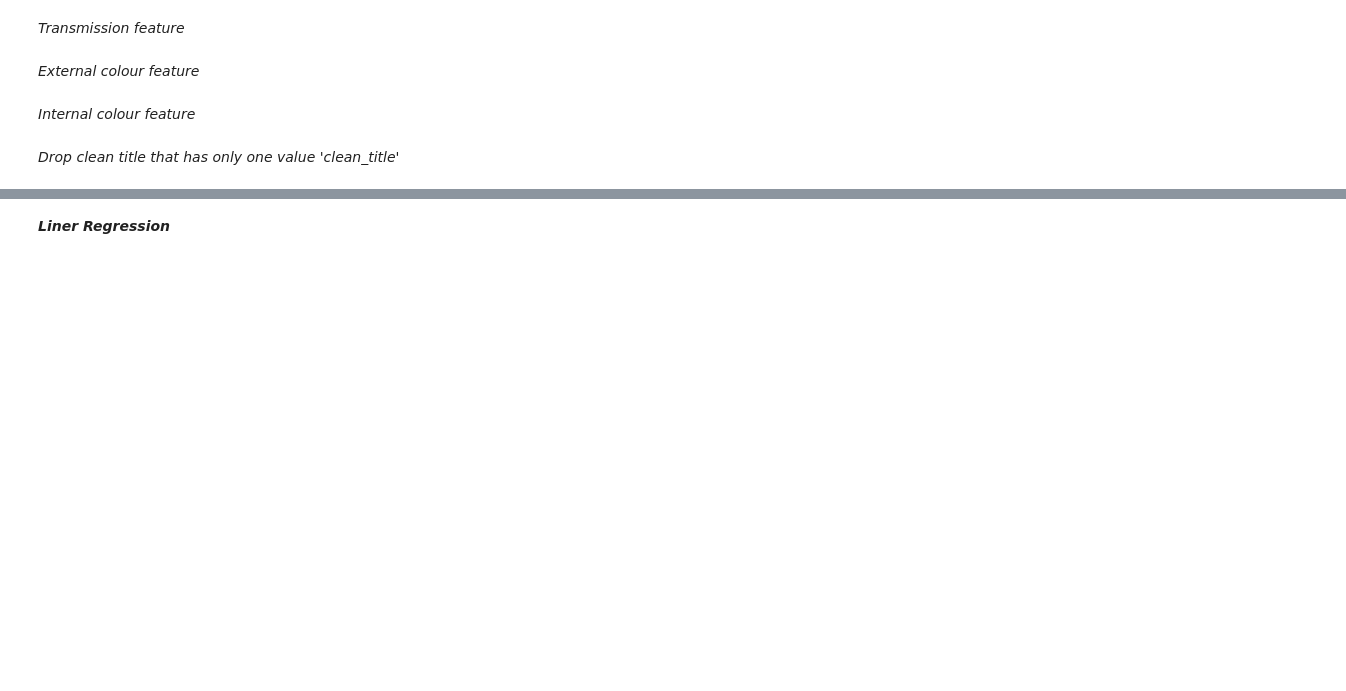
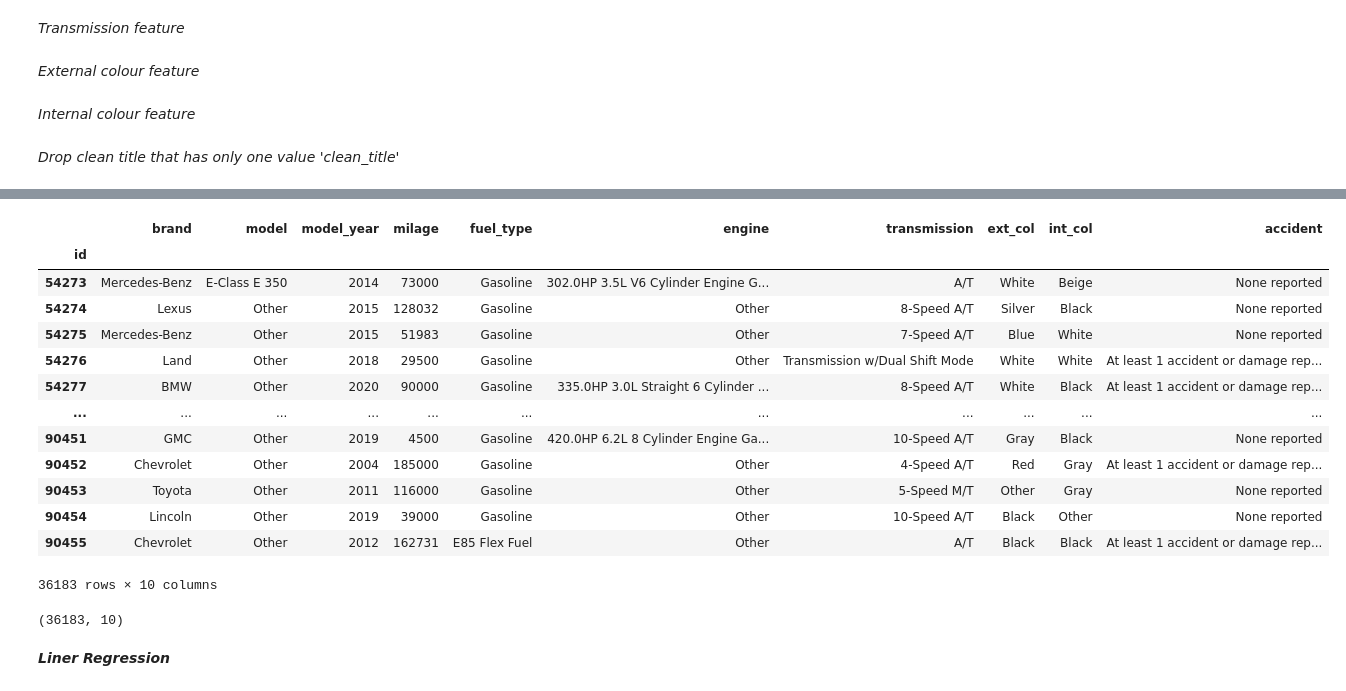
Before and after one commit to abdyraman/car_price_predictions, a Jupyter notebook: abdyramanova-zhibek.ipynb, the cells around one changed output, grey strips where cells are left out. Saved outputs shown, nothing was run; the diff lists cells and outputs as text; code cells hidden in the pictures; blank space fills up the shorter version.

```diff
--- a/abdyramanova-zhibek.ipynb
+++ b/abdyramanova-zhibek.ipynb
@@ -409,5 +421,26 @@ int_col            6
 accident           2
 dtype: int64
+# %%
+final_test
+# %% [output]
+|  | brand | model | model_year | milage | fuel_type | engine | transmission | ext_col | int_col | accident |
+| id |  |  |  |  |  |  |  |  |  |  |
+| 54273 | Mercedes-Benz | E-Class E 350 | 2014 | 73000 | Gasoline | 302.0HP 3.5L V6 Cylinder Engine G... | A/T | White | Beige | None reported |
+| 54274 | Lexus | Other | 2015 | 128032 | Gasoline | Other | 8-Speed A/T | Silver | Black | None reported |
+| 54275 | Mercedes-Benz | Other | 2015 | 51983 | Gasoline | Other | 7-Speed A/T | Blue | White | None reported |
+| 54276 | Land | Other | 2018 | 29500 | Gasoline | Other | Transmission w/Dual Shift Mode | White | White | At least 1 accident or damage rep... |
+| 54277 | BMW | Other | 2020 | 90000 | Gasoline | 335.0HP 3.0L Straight 6 Cylinder ... | 8-Speed A/T | White | Black | At least 1 accident or damage rep... |
+| ... | ... | ... | ... | ... | ... | ... | ... | ... | ... | ... |
+| 90451 | GMC | Other | 2019 | 4500 | Gasoline | 420.0HP 6.2L 8 Cylinder Engine Ga... | 10-Speed A/T | Gray | Black | None reported |
+| 90452 | Chevrolet | Other | 2004 | 185000 | Gasoline | Other | 4-Speed A/T | Red | Gray | At least 1 accident or damage rep... |
+| 90453 | Toyota | Other | 2011 | 116000 | Gasoline | Other | 5-Speed M/T | Other | Gray | None reported |
+| 90454 | Lincoln | Other | 2019 | 39000 | Gasoline | Other | 10-Speed A/T | Black | Other | None reported |
+| 90455 | Chevrolet | Other | 2012 | 162731 | E85 Flex Fuel | Other | A/T | Black | Black | At least 1 accident or damage rep... |
+36183 rows × 10 columns
+# %%
+final_test.shape
+# %% [output]
+(36183, 10)
 # %% [markdown]
 ***Liner Regression***
 # %%
```
Also changed, not shown: parts of 28 cells of this notebook.
